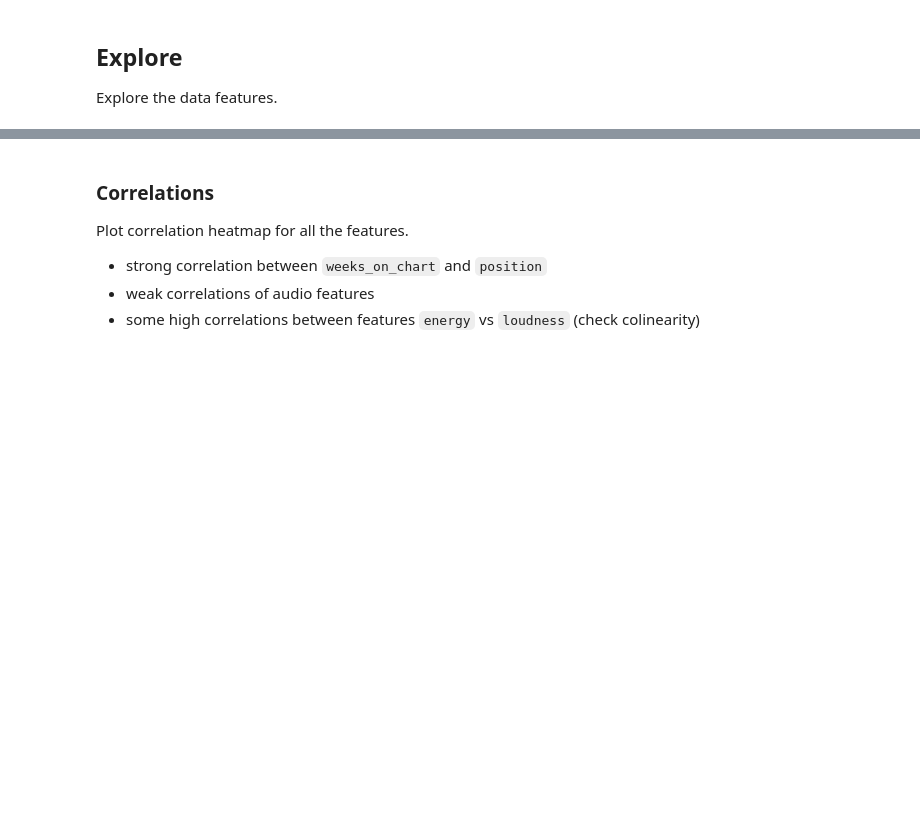
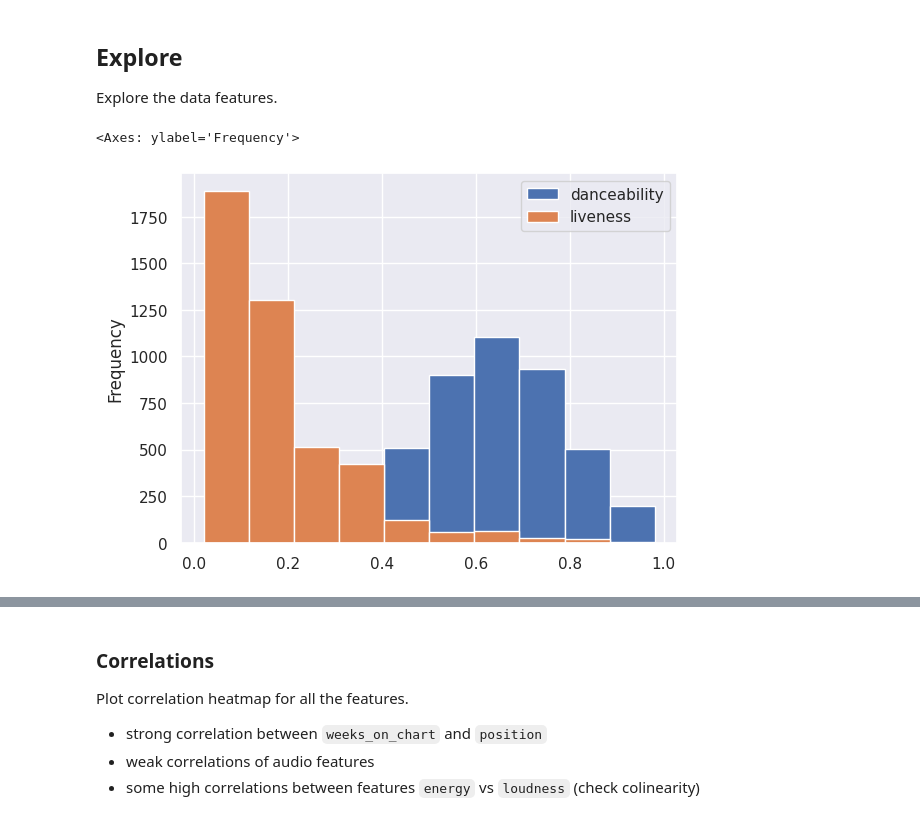
Before and after one commit to tinybeachthor/ucboulder-ml-supervised, a Jupyter notebook: model_v3.ipynb, the cells around one changed output, grey strips where cells are left out. Drawn from its saved outputs; the diff is of its cells as text; code cells hidden in the pictures; blank space fills up the shorter version.

```diff
--- a/model_v3.ipynb
+++ b/model_v3.ipynb
@@ -84,3 +84,8 @@ Index(['song_id', 'song', 'performer', 'first_week_on_chart',
 ## Explore
 
 Explore the data features.
+# %%
+df[['danceability', 'liveness']].plot.hist()
+# %% [output]
+<Axes: ylabel='Frequency'>
+[figure, added]
```
Also changed, not shown: parts of 3 cells of this notebook.
